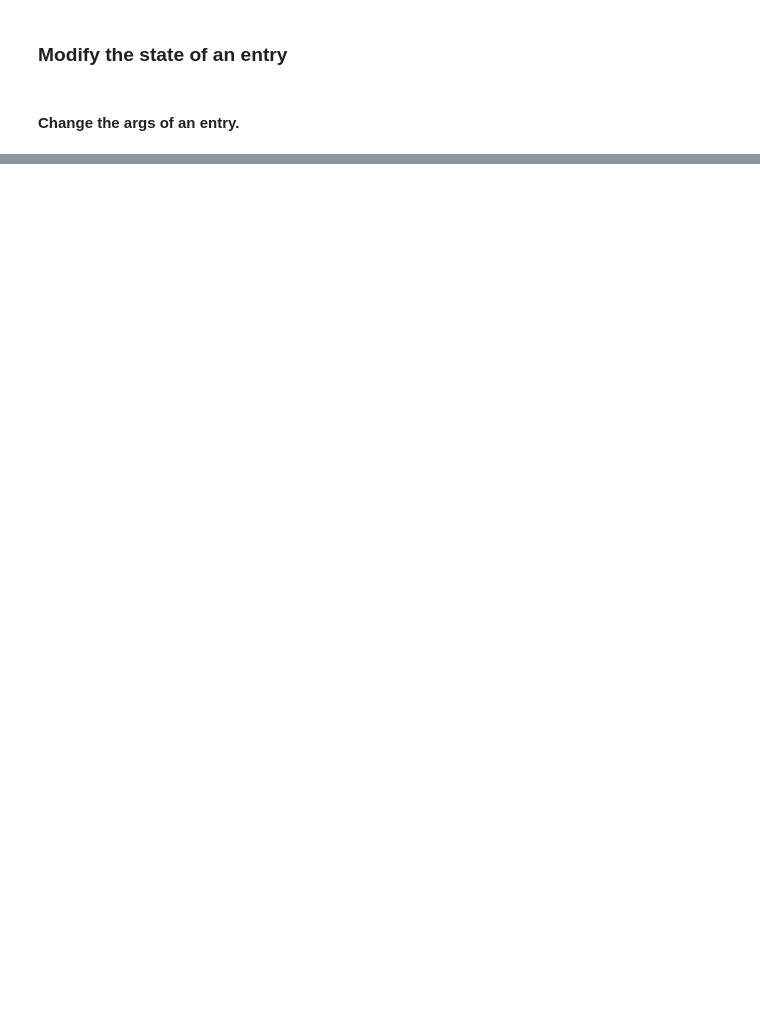
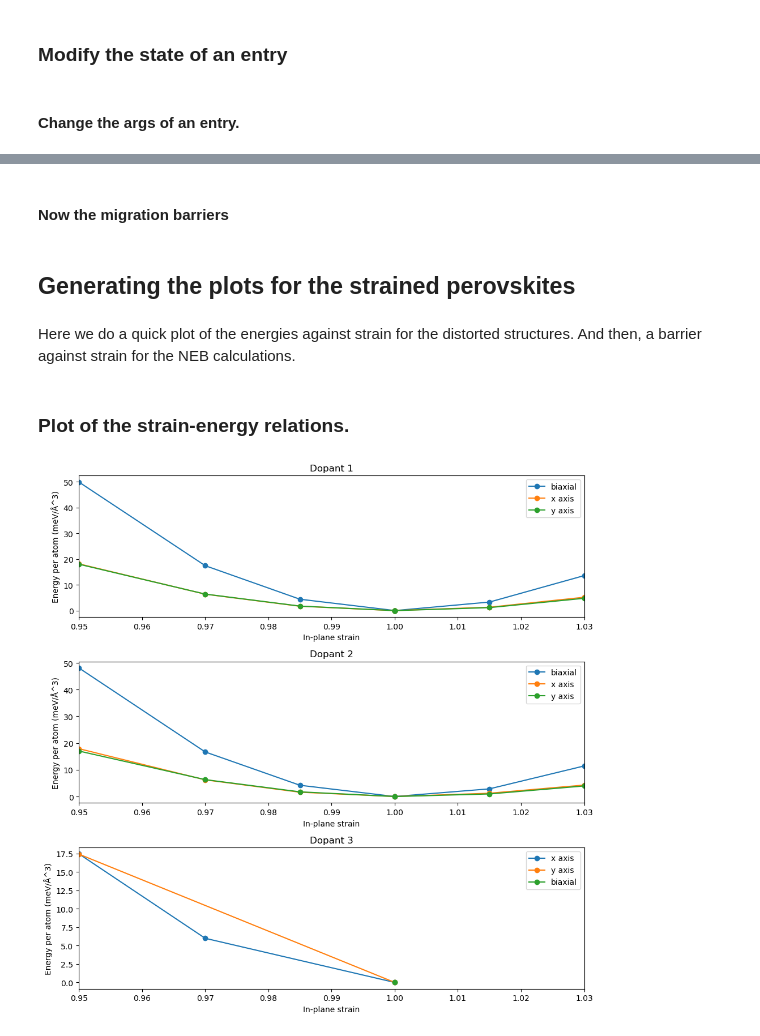
Before and after one commit to armmorin/strained, a Jupyter notebook: notebook.ipynb, the cells around one changed output, grey strips where cells are left out. Cells and saved outputs as stored; diff of their text form; code cells hidden in the pictures; blank space fills up the shorter version.

Commit message:
Updated the databases and the plotting scripts for better handling of the data.

```diff
--- a/notebook.ipynb
+++ b/notebook.ipynb
@@ -293,0 +642,2 @@ data = {'trajectory': 'Ba7Nb4MoO20_p1_biaxial_e0_1.traj', 'neb_id': 43}
+# %% [markdown]
+#### Now the migration barriers
@@ -293,0 +677,66 @@ data = {'trajectory': 'Ba7Nb4MoO20_p1_biaxial_e0_1.traj', 'neb_id': 43}
+# %% [markdown]
+## Generating the plots for the strained perovskites
+# %% [markdown]
+Here we do a quick plot of the energies against strain for the distorted structures. And then, a barrier against strain for the NEB calculations.
+# %% [markdown]
+### Plot of the strain-energy relations.
+# %%
+import pandas as pd
+import numpy as np
+import matplotlib.pyplot as plt
+
+%matplotlib inline
+
+# Read the data from the csv file
+data = pd.read_csv('strained_perovskite_energies.csv')
+
+# There will be a plot for every dopant. The markers will be different for each mask value. They will all contain the equilibrium energy
+
+# Sort the data by the masks: biaxial, x-axis, y-axis
+data = data.sort_values(by='mask')
+# Get the unique dopants
+dopants = data['dopant'].unique()
+
+# Generate a copy of the 'equil' mask data for each of the masks in the data
+for dopant in dopants:
+    # get the equilibrium data for the dopant
+    equil_data = data[(data['dopant']==dopant) & (data['mask']=='equil')]
+    for mask in data['mask'].unique():
+        if mask != 'equil':
+            mask_data = equil_data.copy()
+            mask_data['mask'] = mask
+            data = pd.concat([data, mask_data])
+# Sort the data by the in-plane strain
+data = data.sort_values(by='in_plane')
+
+# Drop the 'equil' mask data
+data = data[data['mask']!='equil']
+
+# Create a figure
+fig, ax = plt.subplots(len(dopants), 1, figsize=(10, 10))
+
+xlims = [0.95, 1.03]
+
+names_dict = {'x_axis': 'x axis', 'y_axis': 'y axis', 'biaxial': 'biaxial'}
+
+for dopant in dopants:
+    # Get the data for the dopant
+    dopant_data = data[data['dopant']==dopant]
+    # Get the unique mask values
+    masks = dopant_data['mask'].unique()
+
+    # Get the equilibrium energy
+    for mask in masks:
+        mask_data = dopant_data[dopant_data['mask']==mask]
+        min_energy = mask_data['energy'].min()
+        ax[dopant-1].plot(mask_data['in_plane'], 1000*(mask_data['energy'] - min_energy)/mask_data['natoms'], label=names_dict[mask], marker='o')
+    ax[dopant-1].set_xlim(xlims)
+    ax[dopant-1].set_title(f'Dopant {dopant}')
+    ax[dopant-1].set_xlabel('In-plane strain')
+    ax[dopant-1].set_ylabel('Energy per atom (meV/Å^3)')
+    ax[dopant-1].legend()
+plt.tight_layout()
+plt.savefig('strained_perovskite_energies.png')
+plt.show()
+# %% [output]
+[figure, added]
```
Also changed, not shown: parts of 24 cells of this notebook, 13 other files.
